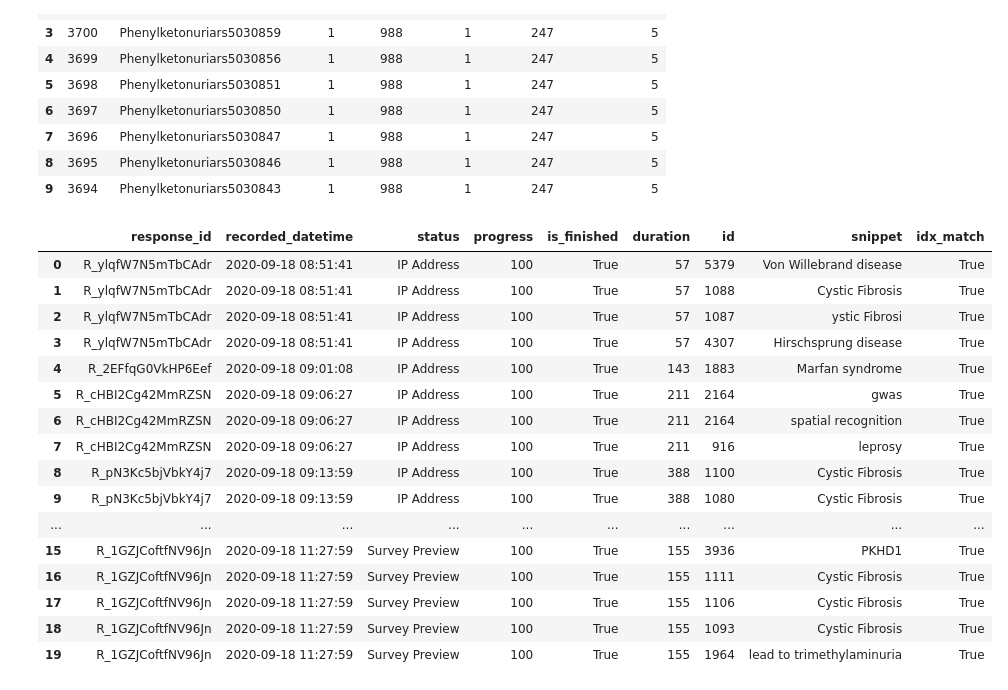
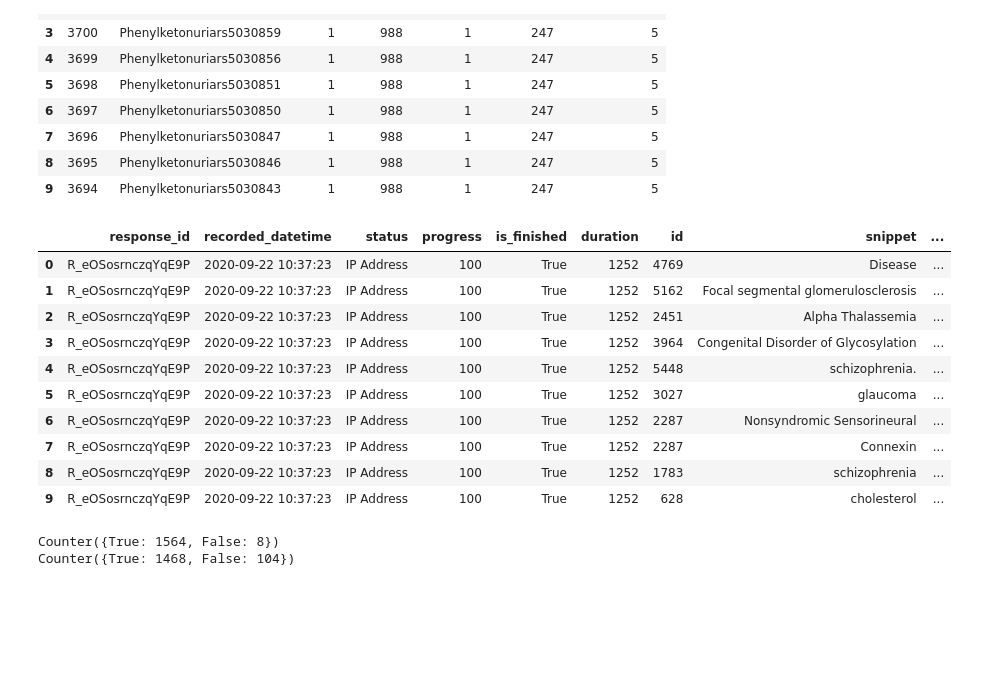
Before and after one commit to irbraun/snpedia-nlp, a Jupyter notebook: scripts/parsing_survey_results.ipynb, the cells around one changed output. Cells and saved outputs as stored; diff of their text form; code cells hidden in the pictures; blank space fills up the shorter version.

Commit message:
adding first set of responses

```diff
--- a/scripts/parsing_survey_results.ipynb
+++ b/scripts/parsing_survey_results.ipynb
@@ -7,7 +9,8 @@ import datetime
 from utils import flatten
 # %%
 # JSON file from parsing the results of the qualtrics survey designed for extracting phenotypes from text.
-QUALTRICS_RESULTS_JSON_PATH = "../qualtrics/results_json_files/test_results.json"
+QUALTRICS_RAW_CSV_EXPORT_PATH = "../qualtrics/results_raw_qualtrics_exports/SNPedia Survey_September 22, 2020_13.29.csv"
+QUALTRICS_RESULTS_JSON_PATH = "../qualtrics/results_processed_json_files/snpedia_survey_september_22_2020_h13_m29.json"
 
 # What the survey was built from, the IDs in this refer to unique text strings so that duplicates weren't part of it.
 SURVEY_SOURCE_DATA_PATH = "../data/4_binned_and_blocked_texts.csv"
@@ -18,10 +21,20 @@ ORIGINAL_DATA_PATH = "../data/2_snps_and_cleaned_text.csv"
 # Where to send the resulting output dataframes as CSV files.
 random_six_digit_number = random.randrange(100000,999999)
 datetime_str = datetime.datetime.now().strftime('%m_%d_%Y_h%Hm%Ms%S')
-key = "{}_{}".format(random_six_digit_number, datetime_str)
 
-RESPONSES_OUTPUT_PATH = "../data/5_processed_survey_responses_{}.csv".format(key)
-SNPS_AND_SNIPPETS_OUTPUT_PATH = "../data/6_snps_and_snippets_{}.csv".format(key)
+FILENAMES_OUTPUT_PATH = "../data/S{}_input_file_paths_{}.txt".format(random_six_digit_number, datetime_str)
+RESPONSES_OUTPUT_PATH = "../data/S{}_processed_survey_responses_{}.csv".format(random_six_digit_number, datetime_str)
+SURVEY_TAKERS_OUTPUT_PATH = "../data/S{}_processed_survey_takers_{}.csv".format(random_six_digit_number, datetime_str)
+SNPS_AND_SNIPPETS_OUTPUT_PATH = "../data/S{}_snps_and_snippets_{}.csv".format(random_six_digit_number, datetime_str)
+# %%
+with open(FILENAMES_OUTPUT_PATH, "w") as f:
+    filenames = [
+        ORIGINAL_DATA_PATH,
+        SURVEY_SOURCE_DATA_PATH,
+        QUALTRICS_RAW_CSV_EXPORT_PATH,
+        QUALTRICS_RESULTS_JSON_PATH]
+    filenames = "\n".join(filenames)
+    f.write(filenames)
 # %%
 # Make sure the mapping between the unique texts used to create the survey and the original SNP data exists.
 original_df = pd.read_csv(ORIGINAL_DATA_PATH)
@@ -100,53 +113,58 @@ source_df.head(10)
 row_tuples = []
 for response in responses:
 
     # Metadata associated with this response.
     response_id = response["response_id"]
     recorded_datetime = response["recorded_datetime"]
     status = response["status"]
     progress = response["progress"]
     is_finished = response["is_finished"]
     duration = response["duration"]
 
 
     # The actual highlighted text strings from this response.
     for hilight in response["hilights"]:
 
         # The information about this one particular highlight.
         qid = hilight["qid"]
         hilighted_text = hilight["selection"]
         index_of_first_selected_char = hilight["selection_index"]
         source_text = unique_text_id_to_text[qid]
 
         # First check that the question IDs are correct so we know what the source text was for this question.
         # Then additionally make sure the location of the highlight makes sense as well.
-        assert hilighted_text in source_text
+        #assert hilighted_text in source_text
         #assert source_text[index_of_first_selected_char:index_of_first_selected_char+len(hilighted_text)] == hilighted_text
+
+        # Those asserts don't pass 100% of the time due to special cases with the text.
+        # Save them to variables instead and check how often they don't pass, should be very infrequently.
+        # Look at the special cases by hand.
+        text_match = (hilighted_text in source_text)
         indices_match = (source_text[index_of_first_selected_char:index_of_first_selected_char+len(hilighted_text)] == hilighted_text)
 
+        # Add this as a row.
+        row_tuples.append((response_id, recorded_datetime, status, progress, is_finished, duration, qid, hilighted_text, text_match, indices_match))
 
-        # Add this as a row.
-        row_tuples.append((response_id, recorded_datetime, status, progress, is_finished, duration, qid, hilighted_text, indices_match))
-
-columns = ["response_id", "recorded_datetime", "status", "progress", "is_finished", "duration", "id", "snippet", "idx_match"]
+columns = ["response_id", "recorded_datetime", "status", "progress", "is_finished", "duration", "id", "snippet", "text_match", "idx_match"]
 df = pd.DataFrame(row_tuples, columns=columns)
 df.to_csv(RESPONSES_OUTPUT_PATH, index=False)
-df.head(20)
+df.head(10)
 # %% [output]
-|  | response_id | recorded_datetime | status | progress | is_finished | duration | id | snippet | idx_match |
-| 0 | R_ylqfW7N5mTbCAdr | 2020-09-18 08:51:41 | IP Address | 100 | True | 57 | 5379 | Von Willebrand disease | True |
-| 1 | R_ylqfW7N5mTbCAdr | 2020-09-18 08:51:41 | IP Address | 100 | True | 57 | 1088 | Cystic Fibrosis | True |
-| 2 | R_ylqfW7N5mTbCAdr | 2020-09-18 08:51:41 | IP Address | 100 | True | 57 | 1087 | ystic Fibrosi | True |
-| 3 | R_ylqfW7N5mTbCAdr | 2020-09-18 08:51:41 | IP Address | 100 | True | 57 | 4307 | Hirschsprung disease | True |
-| 4 | R_2EFfqG0VkHP6Eef | 2020-09-18 09:01:08 | IP Address | 100 | True | 143 | 1883 | Marfan syndrome | True |
-| 5 | R_cHBI2Cg42MmRZSN | 2020-09-18 09:06:27 | IP Address | 100 | True | 211 | 2164 | gwas | True |
-| 6 | R_cHBI2Cg42MmRZSN | 2020-09-18 09:06:27 | IP Address | 100 | True | 211 | 2164 | spatial recognition | True |
-| 7 | R_cHBI2Cg42MmRZSN | 2020-09-18 09:06:27 | IP Address | 100 | True | 211 | 916 | leprosy | True |
-| 8 | R_pN3Kc5bjVbkY4j7 | 2020-09-18 09:13:59 | IP Address | 100 | True | 388 | 1100 | Cystic Fibrosis | True |
-| 9 | R_pN3Kc5bjVbkY4j7 | 2020-09-18 09:13:59 | IP Address | 100 | True | 388 | 1080 | Cystic Fibrosis | True |
-| ... | ... | ... | ... | ... | ... | ... | ... | ... | ... |
-| 15 | R_1GZJCoftfNV96Jn | 2020-09-18 11:27:59 | Survey Preview | 100 | True | 155 | 3936 | PKHD1 | True |
-| 16 | R_1GZJCoftfNV96Jn | 2020-09-18 11:27:59 | Survey Preview | 100 | True | 155 | 1111 | Cystic Fibrosis | True |
-| 17 | R_1GZJCoftfNV96Jn | 2020-09-18 11:27:59 | Survey Preview | 100 | True | 155 | 1106 | Cystic Fibrosis | True |
-| 18 | R_1GZJCoftfNV96Jn | 2020-09-18 11:27:59 | Survey Preview | 100 | True | 155 | 1093 | Cystic Fibrosis | True |
-| 19 | R_1GZJCoftfNV96Jn | 2020-09-18 11:27:59 | Survey Preview | 100 | True | 155 | 1964 | lead to trimethylaminuria | True |
+|  | response_id | recorded_datetime | status | progress | is_finished | duration | id | snippet | ... |
+| 0 | R_eOSosrnczqYqE9P | 2020-09-22 10:37:23 | IP Address | 100 | True | 1252 | 4769 | Disease | ... |
+| 1 | R_eOSosrnczqYqE9P | 2020-09-22 10:37:23 | IP Address | 100 | True | 1252 | 5162 | Focal segmental glomerulosclerosis | ... |
+| 2 | R_eOSosrnczqYqE9P | 2020-09-22 10:37:23 | IP Address | 100 | True | 1252 | 2451 | Alpha Thalassemia | ... |
+| 3 | R_eOSosrnczqYqE9P | 2020-09-22 10:37:23 | IP Address | 100 | True | 1252 | 3964 | Congenital Disorder of Glycosylation | ... |
+| 4 | R_eOSosrnczqYqE9P | 2020-09-22 10:37:23 | IP Address | 100 | True | 1252 | 5448 | schizophrenia. | ... |
+| 5 | R_eOSosrnczqYqE9P | 2020-09-22 10:37:23 | IP Address | 100 | True | 1252 | 3027 | glaucoma | ... |
+| 6 | R_eOSosrnczqYqE9P | 2020-09-22 10:37:23 | IP Address | 100 | True | 1252 | 2287 | Nonsyndromic Sensorineural | ... |
+| 7 | R_eOSosrnczqYqE9P | 2020-09-22 10:37:23 | IP Address | 100 | True | 1252 | 2287 | Connexin | ... |
+| 8 | R_eOSosrnczqYqE9P | 2020-09-22 10:37:23 | IP Address | 100 | True | 1252 | 1783 | schizophrenia | ... |
+| 9 | R_eOSosrnczqYqE9P | 2020-09-22 10:37:23 | IP Address | 100 | True | 1252 | 628 | cholesterol | ... |
+# %%
+# How many times did the asserts not evaluate to true?
+print(Counter(df["text_match"].values))
+print(Counter(df["idx_match"].values))
+# %% [output]
+Counter({True: 1564, False: 8})
+Counter({True: 1468, False: 104})
```
Also changed, not shown: parts of 7 cells of this notebook, 15 other files.
